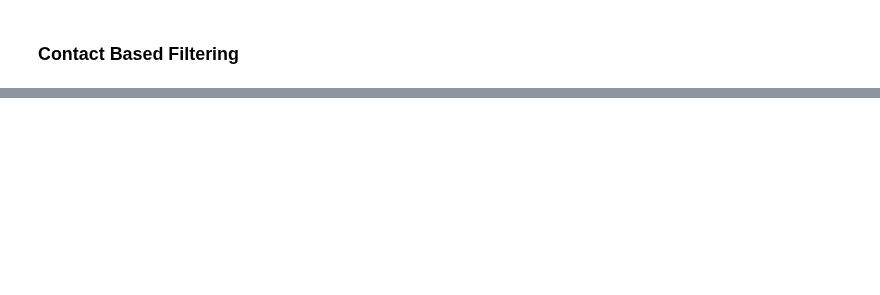
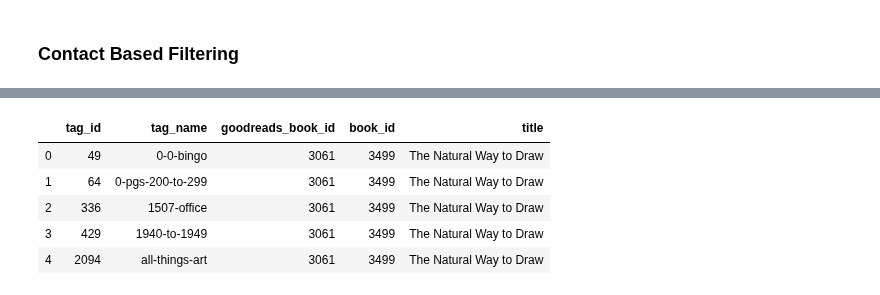
Before and after one commit to Lea1612/AI_Recommender_Systems, a Jupyter notebook: Notebook.ipynb, the cells around one changed output, grey strips where cells are left out. Saved outputs shown, nothing was run; the diff lists cells and outputs as text; code cells hidden in the pictures; blank space fills up the shorter version.

```diff
--- a/Notebook.ipynb
+++ b/Notebook.ipynb
@@ -323,0 +379,12 @@ recommendations_by_user.head(10)
+# %%
+b_t_df = pd.merge(tags_df, books_tags_df, on='tag_id', how='inner')
+b_t_df = pd.merge(b_t_df, books_df[['book_id','goodreads_book_id','title']], on='goodreads_book_id', how='inner')
+# %%
+b_t_df.head()
+# %% [output]
+|  | tag_id | tag_name | goodreads_book_id | book_id | title |
+| 0 | 49 | 0-0-bingo | 3061 | 3499 | The Natural Way to Draw |
+| 1 | 64 | 0-pgs-200-to-299 | 3061 | 3499 | The Natural Way to Draw |
+| 2 | 336 | 1507-office | 3061 | 3499 | The Natural Way to Draw |
+| 3 | 429 | 1940-to-1949 | 3061 | 3499 | The Natural Way to Draw |
+| 4 | 2094 | all-things-art | 3061 | 3499 | The Natural Way to Draw |
```
Also changed, not shown: parts of 9 cells of this notebook, 1 other file.
